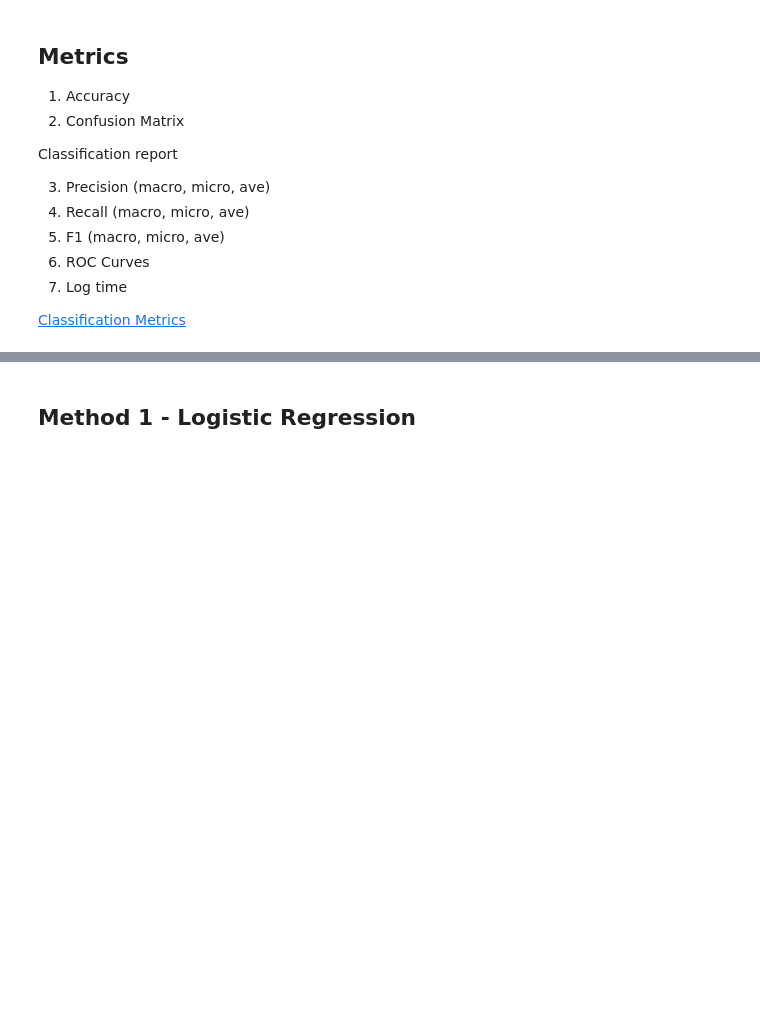
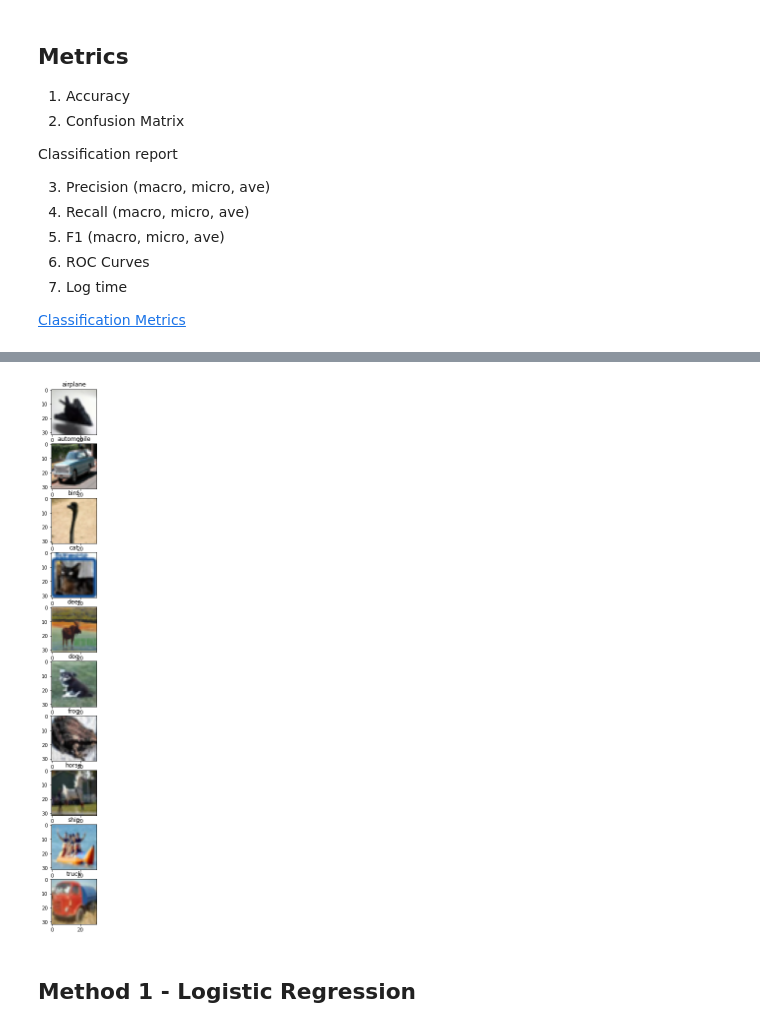
Before and after one commit to tanmaygadgil/cifar-ml, a Jupyter notebook: CIFAR-ML.ipynb, the cells around one changed output, grey strips where cells are left out. Saved outputs shown, nothing was run; the diff lists cells and outputs as text; code cells hidden in the pictures; blank space fills up the shorter version.

```diff
--- a/CIFAR-ML.ipynb
+++ b/CIFAR-ML.ipynb
@@ -40,0 +84,14 @@ Classification report
+# %%
+
+labels = ['airplane',
+'automobile',
+'bird',
+'cat',
+'deer',
+'dog',
+'frog',
+'horse',
+'ship',
+'truck']
+
+label_dict = {idx: val for idx, val in enumerate(labels)}
@@ -41,3 +111,20 @@ Classification report
+# %%
+#exploring the data
+c = 0
+plt.figure(figsize=(100,20))
+ax = [None for i in range(len(classes))]
+for i in range(len(y_train)):
+    if y_train[i] == c:
+        ax[c] = plt.subplot(10, 1, c+1)
+        ax[c].imshow(x_train[i])
+        plt.title(label_dict[c])
+        c += 1
+    if c == len(classes):
+        break
+
+plt.show()
+# %% [output]
+[figure, added]
 # %% [markdown]
 ## Method 1 - Logistic Regression
 # %% [markdown]
```
Also changed, not shown: parts of 47 cells of this notebook.
